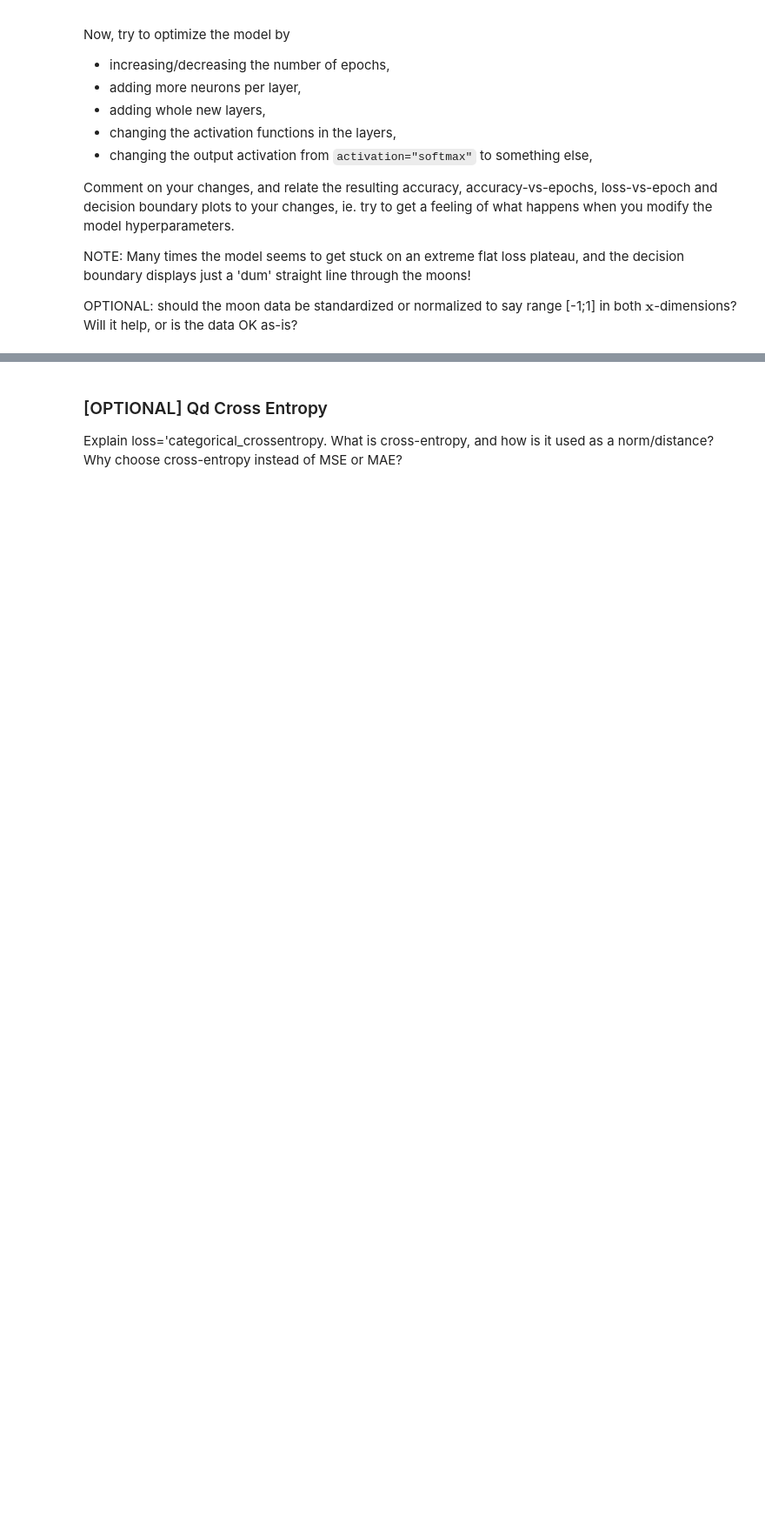
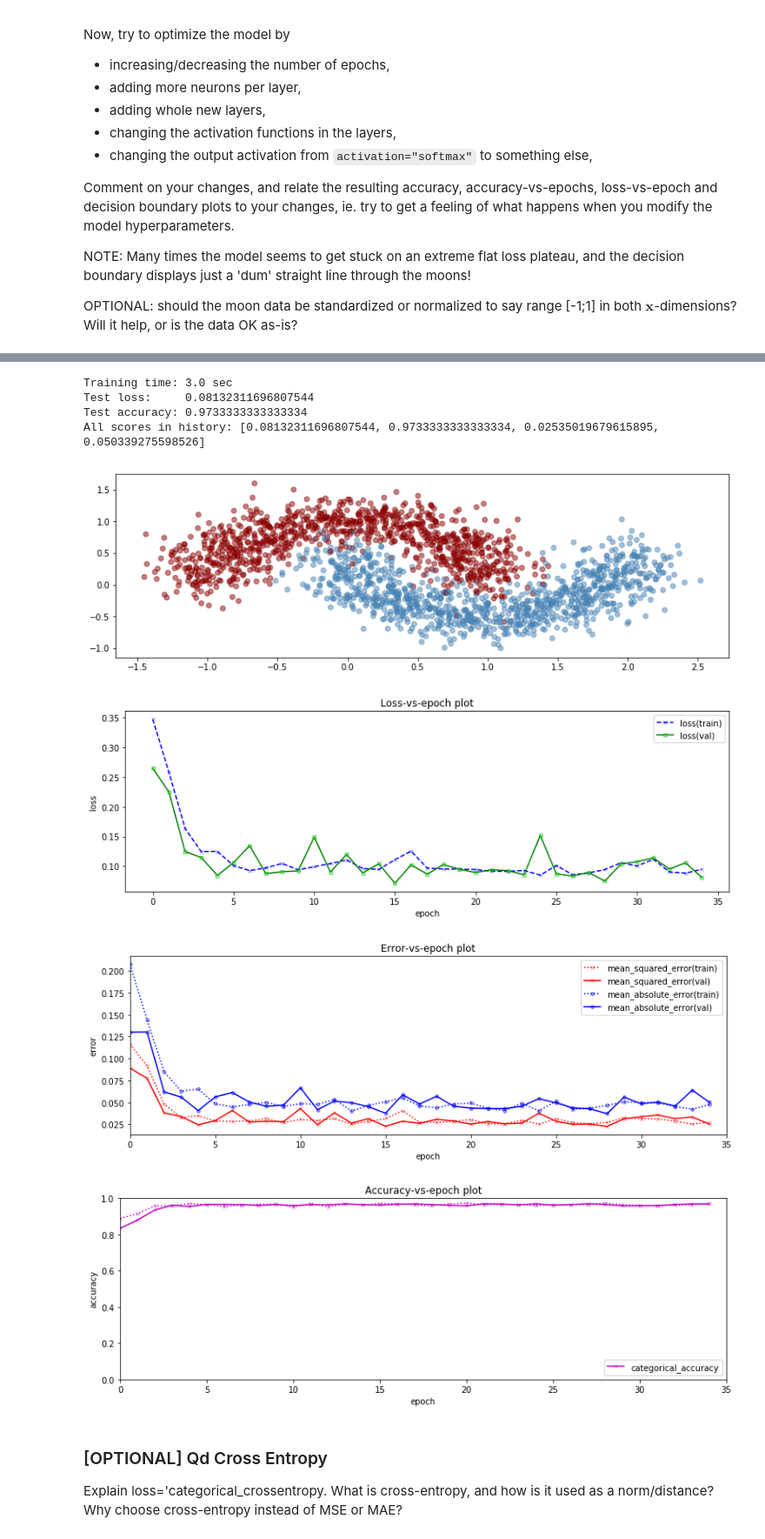
Before and after one commit to jeppestaerk/ITMAL, a Jupyter notebook: L09/keras_mlp_moon.ipynb, the cells around one changed output, grey strips where cells are left out. Shown at 87% size. Cells and saved outputs as stored; diff of their text form; code cells hidden in the pictures; blank space fills up the shorter version.

```diff
--- a/L09/keras_mlp_moon.ipynb
+++ b/L09/keras_mlp_moon.ipynb
@@ -260,3 +292,77 @@ OPTIONAL: should the moon data be standardized or normalized to say range [-1;1]
+# %%
+%matplotlib inline
+import numpy as np
+import matplotlib.pyplot as plt
+
+#print(history.history)
+score = model.evaluate(X_test, y_test_binary, verbose=0)
+
+print(f"Training time: {t:0.1f} sec")
+print(f"Test loss:     {score[0]}") # loss is score 0 by definition?
+print(f"Test accuracy: {score[1]}")
+print(f"All scores in history: {score}")
+
+N=4
+FX=60
+FY=4
+A=0.4
+S=4
+
+# Plot org data
+plt.figure(figsize=(FX, FY))
+ax = plt.subplot(1, N, 1)
+colors = ['steelblue' if label == 1 else 'darkred' for label in y]
+plt.scatter(X[:,0], X[:,1], color=colors, alpha=.5)
+plt.show()
+
+# Plot loss
+plt.figure(figsize=(FX, FY))
+ax = plt.subplot(1, N, 2)
+plt.plot(history.history["loss"]    , "b--x", markerfacecolor=(0, 0, 1, A), markersize=S)
+plt.plot(history.history["val_loss"], "g-s" , markerfacecolor=(0, 1, 0, A), markersize=S)
+plt.legend(loc="best", labels=("loss(train)","loss(val)"))
+plt.xlabel("epoch")
+plt.ylabel("loss")
+plt.title("Loss-vs-epoch plot")
+plt.show()
+
+# Plot all metrics + loss
+plt.figure(figsize=(FX, FY))
+ax = plt.subplot(1, N, 3)
+plt.plot(history.history["mean_squared_error"],      "r:x", markerfacecolor=(1, 0, 0, A), markersize=S)
+plt.plot(history.history["val_mean_squared_error"],  "r-x", markerfacecolor=(1, 0, 0, A), markersize=S)
+plt.plot(history.history["mean_absolute_error"],     "b:o", markerfacecolor=(0, 0, 1, A), markersize=S)
+plt.plot(history.history["val_mean_absolute_error"], "b-o", markerfacecolor=(0, 0, 1, A), markersize=S)
+plt.xlabel("epoch")
+plt.ylabel("error")
+plt.xlim((0, EPOCHS))
+plt.legend(loc="best", labels=("mean_squared_error(train)",  "mean_squared_error(val)",
+                               "mean_absolute_error(train)", "mean_absolute_error(val)",
+                               "loss(categorical_crossentropy,train)", "loss(categorical_crossentropy,val)"))
+plt.title("Error-vs-epoch plot")
+plt.show()
+
+# Plot accuracy
+plt.figure(figsize=(FX, FY))
+ax = plt.subplot(1, N, 4)
+plt.plot(history.history["categorical_accuracy"],     "m-x", markerfacecolor=(1, 0, 1, A), markersize=S)
+plt.plot(history.history["val_categorical_accuracy"], "m:x", markerfacecolor=(1, 0, 1, A), markersize=S)
+ax.set_ylim([0,1])
+plt.xlabel("epoch")
+plt.ylabel("accuracy")
+plt.xlim((0, EPOCHS))
+plt.legend(loc="lower right", labels=("categorical_accuracy",))
+plt.title("Accuracy-vs-epoch plot")
+plt.show()
+# %% [output]
+Training time: 3.0 sec
+Test loss:     0.08132311696807544
+Test accuracy: 0.9733333333333334
+All scores in history: [0.08132311696807544, 0.9733333333333334, 0.02535019679615895, 0.050339275598526]
+[figure, added]
+[figure, added]
+[figure, added]
+[figure, added]
 # %% [markdown]
 ### [OPTIONAL] Qd Cross Entropy
 
```
Also changed, not shown: parts of 6 cells of this notebook, 1 other file.
